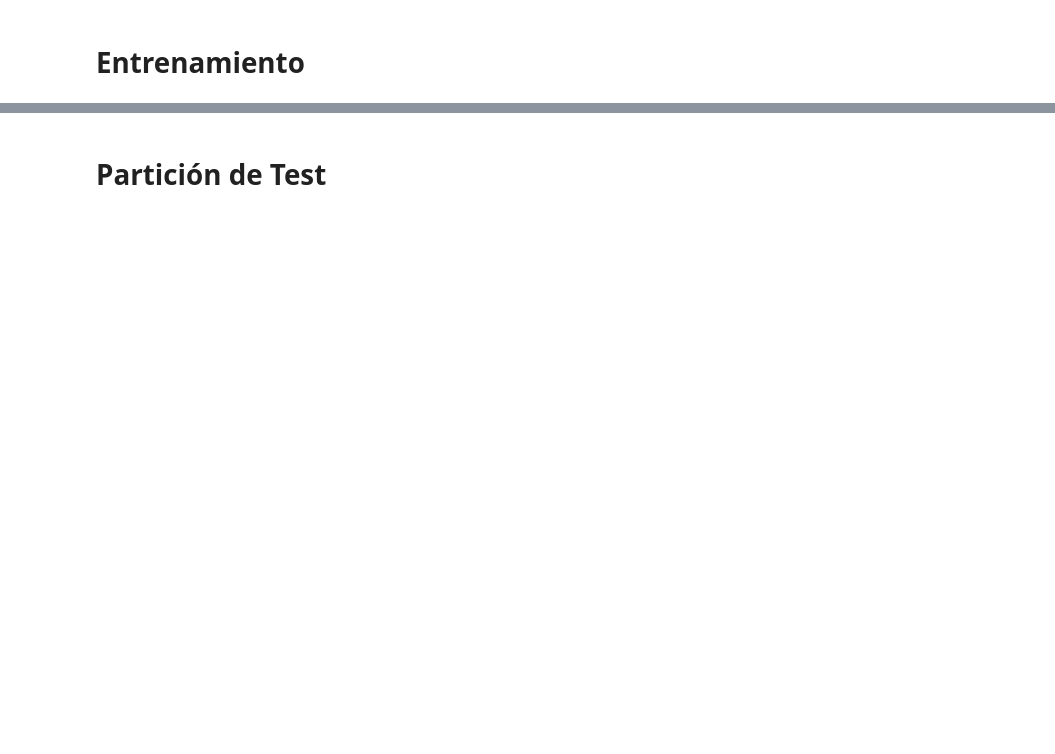
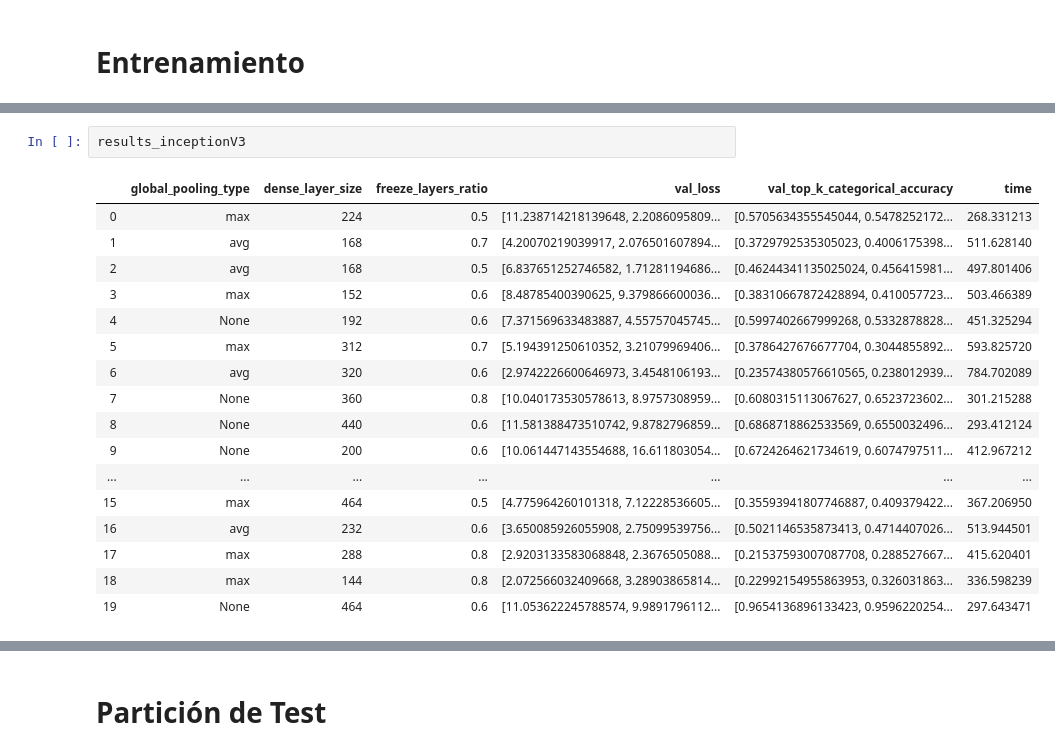
Before and after one commit to akepa/attribute-detection-in-fashon-images, a Jupyter notebook: Model.ipynb, the cells around one changed output, grey strips where cells are left out. Saved outputs shown, nothing was run; the diff lists cells and outputs as text; blank space fills up the shorter version.

```diff
--- a/Model.ipynb
+++ b/Model.ipynb
@@ -528,0 +604,20 @@ Loading cached value for variable 'resnet50_results'. Time since caching: 0:54:5
+# %%
+results_inceptionV3
+# %% [output]
+|  | global_pooling_type | dense_layer_size | freeze_layers_ratio | val_loss | val_top_k_categorical_accuracy | time |
+| 0 | max | 224 | 0.5 | [11.238714218139648, 2.2086095809... | [0.5705634355545044, 0.5478252172... | 268.331213 |
+| 1 | avg | 168 | 0.7 | [4.20070219039917, 2.076501607894... | [0.3729792535305023, 0.4006175398... | 511.628140 |
+| 2 | avg | 168 | 0.5 | [6.837651252746582, 1.71281194686... | [0.46244341135025024, 0.456415981... | 497.801406 |
+| 3 | max | 152 | 0.6 | [8.48785400390625, 9.379866600036... | [0.38310667872428894, 0.410057723... | 503.466389 |
+| 4 | None | 192 | 0.6 | [7.371569633483887, 4.55757045745... | [0.5997402667999268, 0.5332878828... | 451.325294 |
+| 5 | max | 312 | 0.7 | [5.194391250610352, 3.21079969406... | [0.3786427676677704, 0.3044855892... | 593.825720 |
+| 6 | avg | 320 | 0.6 | [2.9742226600646973, 3.4548106193... | [0.23574380576610565, 0.238012939... | 784.702089 |
+| 7 | None | 360 | 0.8 | [10.040173530578613, 8.9757308959... | [0.6080315113067627, 0.6523723602... | 301.215288 |
+| 8 | None | 440 | 0.6 | [11.581388473510742, 9.8782796859... | [0.6868718862533569, 0.6550032496... | 293.412124 |
+| 9 | None | 200 | 0.6 | [10.061447143554688, 16.611803054... | [0.6724264621734619, 0.6074797511... | 412.967212 |
+| ... | ... | ... | ... | ... | ... | ... |
+| 15 | max | 464 | 0.5 | [4.775964260101318, 7.12228536605... | [0.35593941807746887, 0.409379422... | 367.206950 |
+| 16 | avg | 232 | 0.6 | [3.650085926055908, 2.75099539756... | [0.5021146535873413, 0.4714407026... | 513.944501 |
+| 17 | max | 288 | 0.8 | [2.9203133583068848, 2.3676505088... | [0.21537593007087708, 0.288527667... | 415.620401 |
+| 18 | max | 144 | 0.8 | [2.072566032409668, 3.28903865814... | [0.22992154955863953, 0.326031863... | 336.598239 |
+| 19 | None | 464 | 0.6 | [11.053622245788574, 9.9891796112... | [0.9654136896133423, 0.9596220254... | 297.643471 |
```
Also changed, not shown: parts of 38 cells of this notebook.
